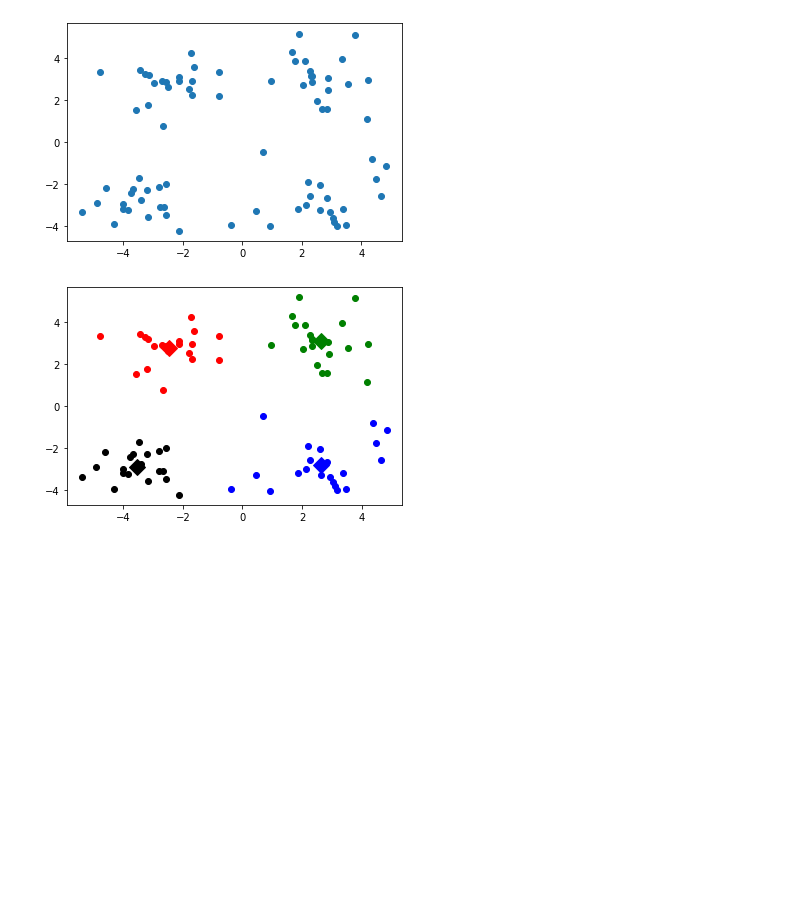
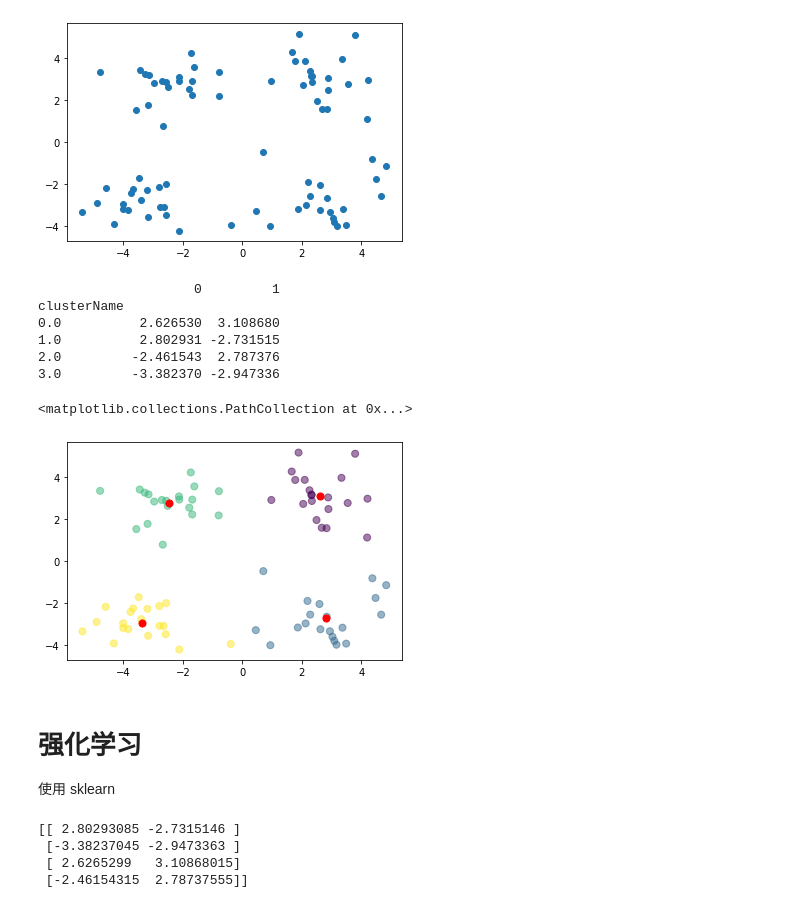
Before and after one commit to dqhcjlu06/pandas-machinelearning, a Jupyter notebook: kmeans/k-means.ipynb, the cells around one changed output. Drawn from its saved outputs; the diff is of its cells as text; code cells hidden in the pictures; blank space fills up the shorter version.

Commit message:
sklearn

```diff
--- a/kmeans/k-means.ipynb
+++ b/kmeans/k-means.ipynb
@@ -71,8 +71,21 @@ plt.scatter(x=data.iloc[:, 0], y=data.iloc[:, 1])
 # %% [output]
 <matplotlib.collections.PathCollection at 0x...>
 [figure]
-# %%
-centroids, clusterAssment = kMeans(data, 4)
-showCluster(data, 4, centroids, clusterAssment)
-# %% [output]
-[figure, removed]
+# %%
+centroids, clusterAssment = kMeans(data, 4)
+# showCluster(data, 4, centroids, clusterAssment)
+print(centroids)
+plt.scatter(data.iloc[:,0], data.iloc[:,1], c=clusterAssment.iloc[:,0], s=50, alpha=0.5)
+plt.scatter(centroids.iloc[:,0], centroids.iloc[:,1], c='red', s=50)
+# %% [output]
+                    0         1
+clusterName
+0.0          2.626530  3.108680
+1.0          2.802931 -2.731515
+2.0         -2.461543  2.787376
+3.0         -3.382370 -2.947336
+<matplotlib.collections.PathCollection at 0x...>
+[figure, added]
+# %% [markdown]
+# 强化学习
+使用 sklearn
@@ -78,0 +94,9 @@ showCluster(data, 4, centroids, clusterAssment)
+# %%
+kmeans = KMeans(n_clusters=4).fit(data)
+centroids = kmeans.cluster_centers_
+print(centroids)
+# %% [output]
+[[ 2.80293085 -2.7315146 ]
+ [-3.38237045 -2.9473363 ]
+ [ 2.6265299   3.10868015]
+ [-2.46154315  2.78737555]]
```
Also changed, not shown: parts of 3 cells of this notebook.
